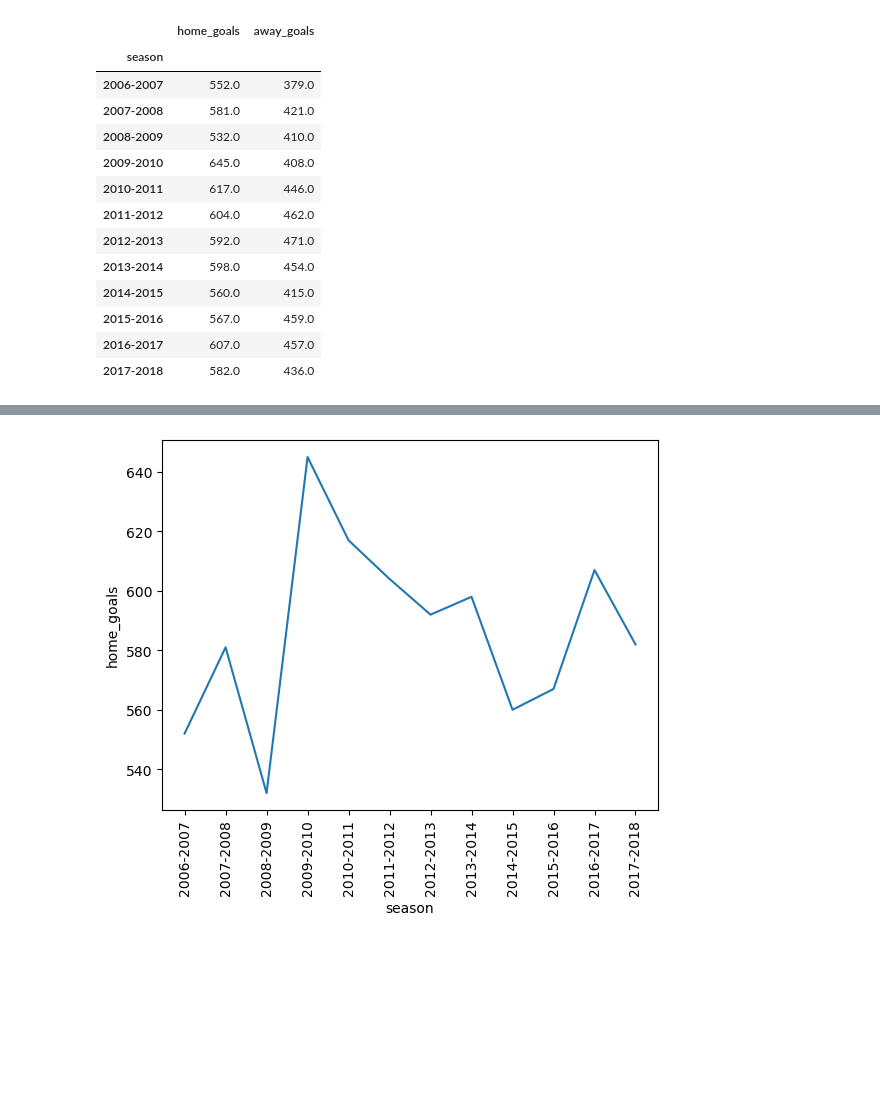
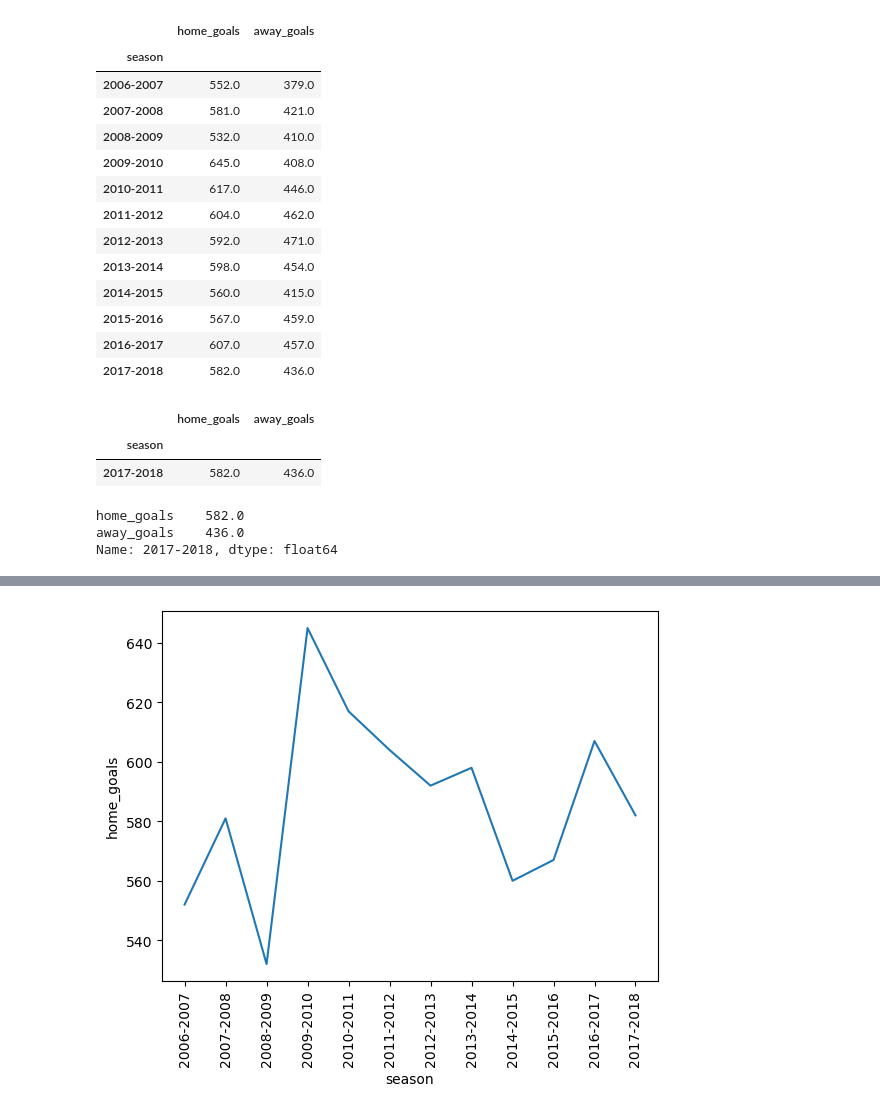
Before and after one commit to dasxgo/data-minds, a Jupyter notebook: notebooks/02-premier-league.ipynb, the cells around one changed output, grey strips where cells are left out. Drawn from its saved outputs; the diff is of its cells as text; code cells hidden in the pictures; blank space fills up the shorter version.

```diff
--- a/notebooks/02-premier-league.ipynb
+++ b/notebooks/02-premier-league.ipynb
@@ -38,7 +27,7 @@ df_results.head()
 | 3 | Newcastle United | Wigan Athletic | 2.0 | 1.0 | H | 2006-2007 |
 | 4 | Portsmouth | Blackburn Rovers | 3.0 | 0.0 | H | 2006-2007 |
 # %%
-season_goals = df_results.groupby('season').sum(['home_goals'])
+season_goals = df_results.groupby('season').sum(['home_goals', 'away_goals'])
 season_goals
 # %% [output]
 |  | home_goals | away_goals |
@@ -55,3 +44,15 @@ season_goals
 | 2015-2016 | 567.0 | 459.0 |
 | 2016-2017 | 607.0 | 457.0 |
 | 2017-2018 | 582.0 | 436.0 |
+# %%
+season_goals[11:12]
+# %% [output]
+|  | home_goals | away_goals |
+| season |  |  |
+| 2017-2018 | 582.0 | 436.0 |
+# %%
+season_goals.loc['2017-2018']
+# %% [output]
+home_goals    582.0
+away_goals    436.0
+Name: 2017-2018, dtype: float64
```
Also changed, not shown: parts of 4 cells of this notebook.
